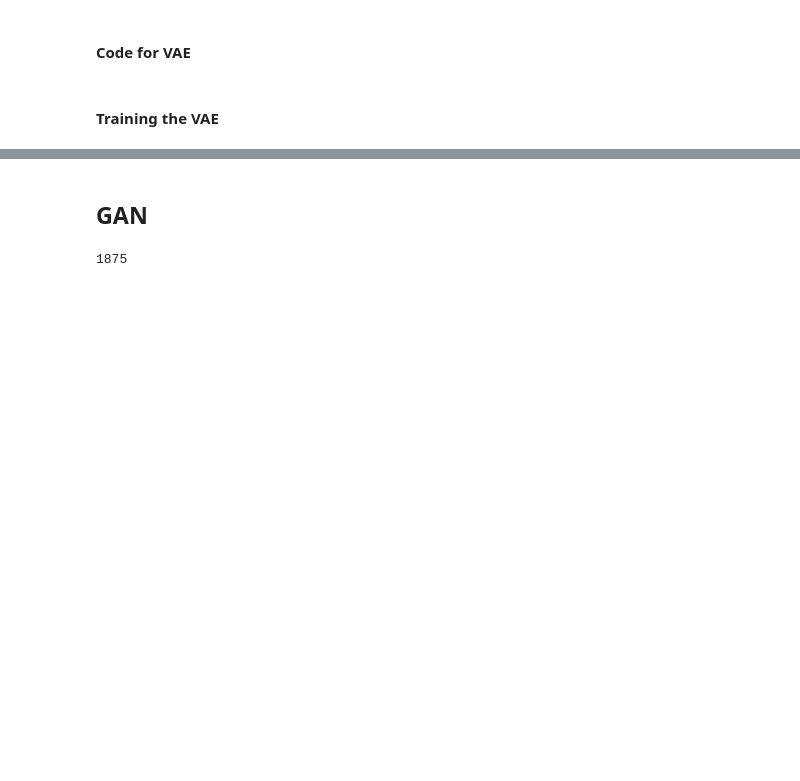
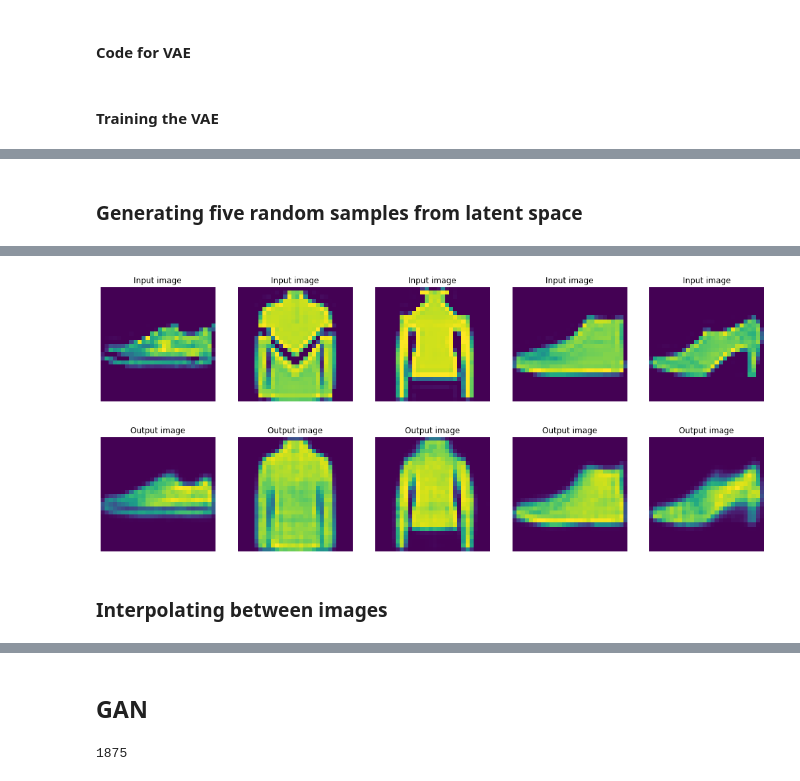
Before and after one commit to Soham1729/Deep-Learning, a Jupyter notebook: Soham_Pyne_MDS202148_Assignment_Two.ipynb, the cells around one changed output, grey strips where cells are left out. Saved outputs shown, nothing was run; the diff lists cells and outputs as text; code cells hidden in the pictures; blank space fills up the shorter version.

```diff
--- a/Soham_Pyne_MDS202148_Assignment_Two.ipynb
+++ b/Soham_Pyne_MDS202148_Assignment_Two.ipynb
@@ -62,3 +52,12 @@ def display_images(in_raw, out_raw, n=1):
+# %%
+def isprime(num):
+    if num> 1:
+        for n in range(2,num):
+            if (num % n) == 0:
+                return False
+        return True
+    else:
+        return False
 # %% [markdown]
 #### Making a dataloader class
 # %%
@@ -216,0 +181,2 @@ for epoch in range(0, epochs + 1):
+# %%
+train(model)
@@ -216,0 +191,5 @@ for epoch in range(0, epochs + 1):
+# %% [markdown]
+### Generating five random samples from latent space
+# %%
+test(model)
+# %% [output]
@@ -216,0 +197,4 @@ for epoch in range(0, epochs + 1):
+[figure, added]
+[figure, added]
+# %% [markdown]
+### Interpolating between images
```
Also changed, not shown: parts of 22 cells of this notebook.
